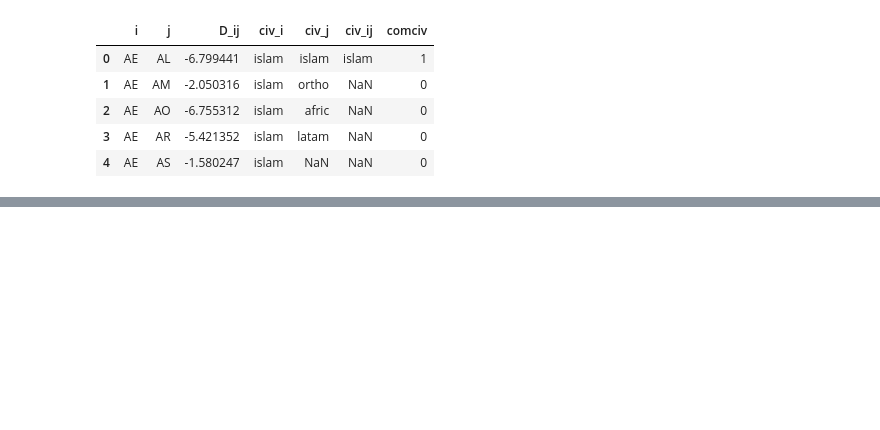
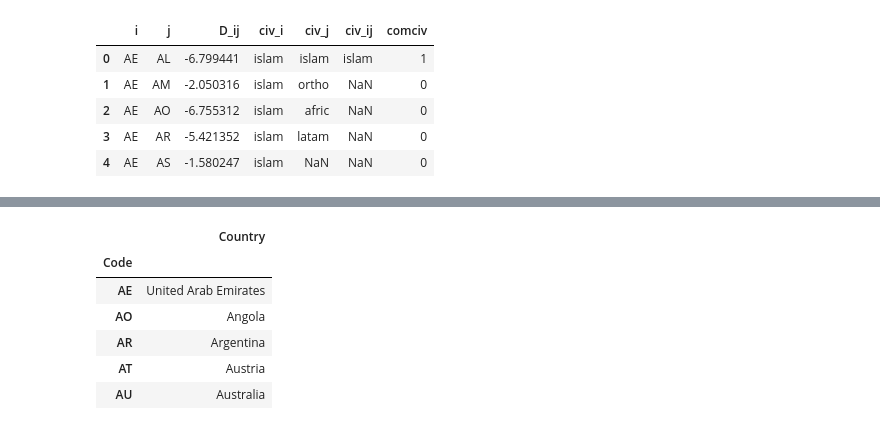
Before and after one commit to matthew-dalton/meshOfCivilizations, a Jupyter notebook: loaded_data.ipynb, the cells around one changed output, grey strips where cells are left out. Cells and saved outputs as stored; diff of their text form; code cells hidden in the pictures; blank space fills up the shorter version.

```diff
--- a/loaded_data.ipynb
+++ b/loaded_data.ipynb
@@ -16,2 +58,13 @@ df_data.head()
 # %%
 codes = pd.read_csv('data/codes.csv')
+codes.set_index('Code', inplace=True)
+codes.drop('Index', inplace=True, axis=1)
+codes.head()
+# %% [output]
+|  | Country |
+| Code |  |
+| AE | United Arab Emirates |
+| AO | Angola |
+| AR | Argentina |
+| AT | Austria |
+| AU | Australia |
```
Also changed, not shown: parts of 22 cells of this notebook, 4 other files.
